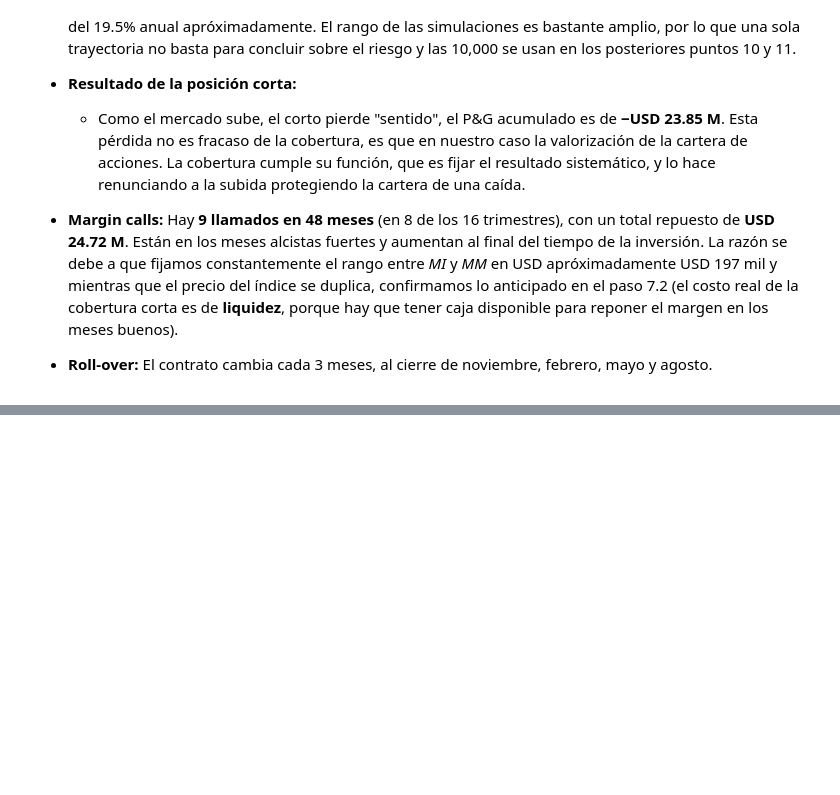
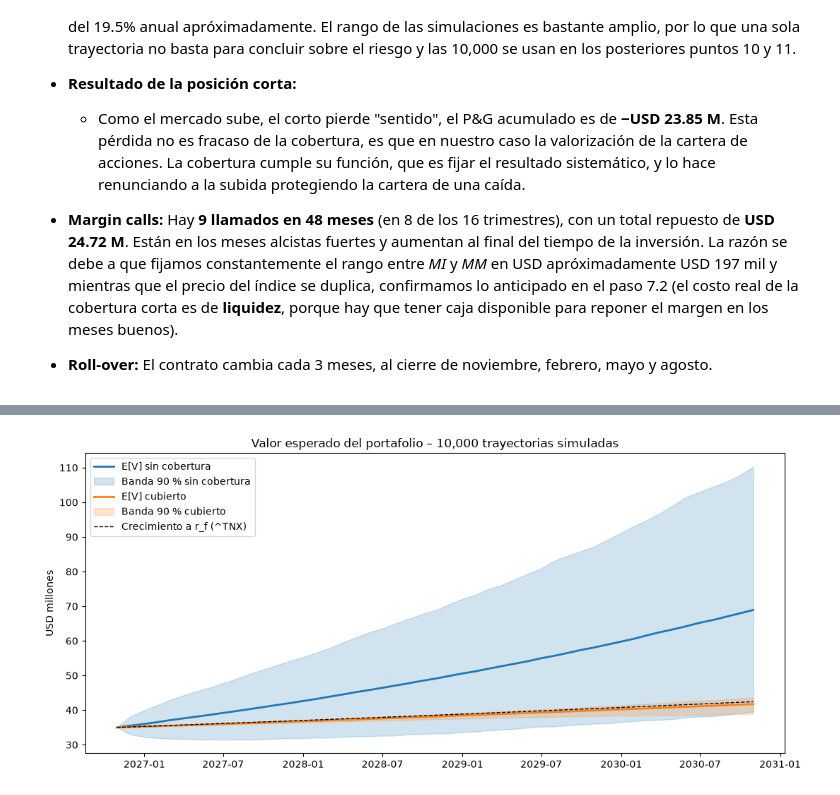
Before and after one commit to Juancho-00/laboratorio-2-derivados, a Jupyter notebook: notebooks/02_futuros_cobertura.ipynb, the cells around one changed output, grey strips where cells are left out. Saved outputs shown, nothing was run; the diff lists cells and outputs as text; code cells hidden in the pictures; blank space fills up the shorter version.

```diff
--- a/notebooks/02_futuros_cobertura.ipynb
+++ b/notebooks/02_futuros_cobertura.ipynb
@@ -425,0 +652,9 @@ plt.show()
+# %%
+# 10.1 Tasa libre de riesgo: conversión efectiva vs. nominal
+rf_q = (1 + rf) ** (1 / 4) - 1                      # tasa efectiva trimestral (rf y rf_m vienen del Punto 9)
+tasas = pd.DataFrame({
+    "Efectiva (compuesta)": [rf_m, rf_q, (1 + rf_m) ** 12 - 1],
+    "Nominal (simple)":     [rf / 12, rf / 4, (1 + rf / 12) ** 12 - 1],
+}, index=["Mensual", "Trimestral", "Anual equivalente al capitalizar"])
+print(f"^TNX al 30/10/2026 = {rf * 100:.3f} → r_f = {rf:.5f}")
+tasas.style.format("{:.4%}")
@@ -425,0 +695,18 @@ plt.show()
+# %%
+# 10.3 Valor esperado trimestral: sin cobertura vs. cubierto vs. libre de riesgo
+idx_q = np.arange(0, n_mes + 1, 3)                      # meses 0, 3, 6, …, 48 (cierre de cada trimestre)
+q = np.arange(len(idx_q))                               # trimestre 0..16
+ve = pd.DataFrame({
+    "Fecha": fechas[idx_q].date,
+    "E[V] sin cobertura": V_sin_sim[idx_q].mean(axis=1),
+    "E[V] cubierto": V_cub_sim[idx_q].mean(axis=1),
+    "V libre de riesgo": Vp * (1 + rf_q) ** q,
+    "σ sin cobertura": V_sin_sim[idx_q].std(axis=1),
+    "σ cubierto": V_cub_sim[idx_q].std(axis=1),
+    "P5 sin cobertura": np.percentile(V_sin_sim[idx_q], 5, axis=1),
+    "P5 cubierto": np.percentile(V_cub_sim[idx_q], 5, axis=1),
+}, index=[f"T{k}" for k in q])
+# Valor esperado del resultado de la cobertura (futuros − costos) en cada trimestre
+ve["E[cobertura] trimestre"] = (ve["E[V] cubierto"] - ve["E[V] sin cobertura"]).diff()
+ve.to_csv(PROC / "valor_esperado_trimestral.csv")
+ve.style.format({c: "{:,.0f}" for c in ve.columns if c != "Fecha"}, na_rep="—")
@@ -425,0 +766,15 @@ plt.show()
+# %%
+# 10.5 Gráfico: valor esperado y banda del 90 % (P5–P95)
+fig, ax = plt.subplots(figsize=(11, 5))
+for V, nombre, color in [(V_sin_sim, "Sin cobertura", "tab:blue"), (V_cub_sim, "Cubierto", "tab:orange")]:
+    ax.plot(fechas, V.mean(axis=1) / 1e6, color=color, lw=2, label=f"E[V] {nombre.lower()}")
+    ax.fill_between(fechas, np.percentile(V, 5, axis=1) / 1e6, np.percentile(V, 95, axis=1) / 1e6,
+                    color=color, alpha=0.2, label=f"Banda 90 % {nombre.lower()}")
+ax.plot(fechas[idx_q], ve["V libre de riesgo"] / 1e6, "k--", lw=1, label="Crecimiento a r_f (^TNX)")
+ax.set_ylabel("USD millones"); ax.legend(loc="upper left")
+ax.set_title("Valor esperado del portafolio – 10,000 trayectorias simuladas")
+plt.tight_layout()
+fig.savefig(RAIZ / "outputs" / "figures" / "valor_esperado_trimestral.png", dpi=150)
+plt.show()
+# %% [output]
+[figure, added]
```
Also changed, not shown: parts of 28 cells of this notebook, 13 other files.
